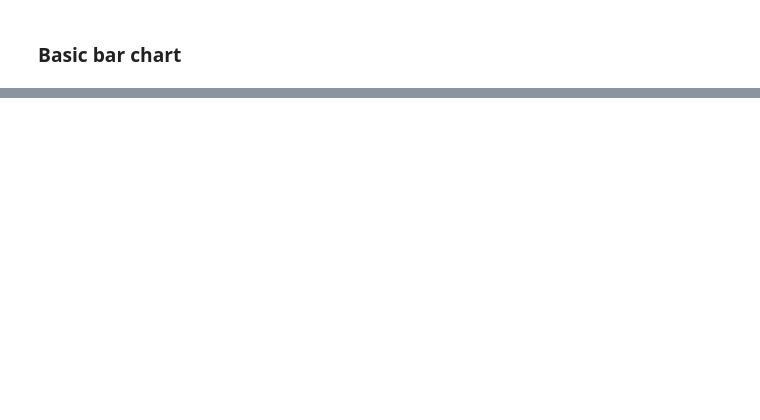
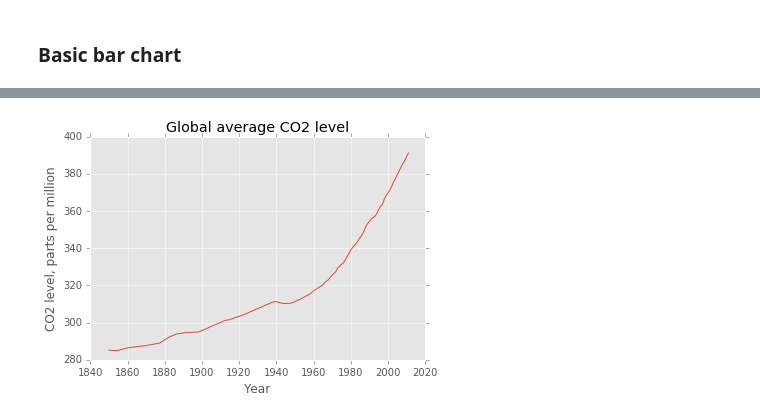
Before and after one commit to dannguyen/matplotlib-styling-tutorial, a Jupyter notebook: Mimicking ggplot2 styles.ipynb, the cells around one changed output, grey strips where cells are left out. Cells and saved outputs as stored; diff of their text form; code cells hidden in the pictures; blank space fills up the shorter version.

```diff
--- a/Mimicking ggplot2 styles.ipynb
+++ b/Mimicking ggplot2 styles.ipynb
@@ -92 +112,10 @@ ax.set_title('Global average CO2 level')
+# %%
+with plt.style.context('ggplot'):
+    fig, ax = plt.subplots()
+    ax.plot(gas_years, gas_vals)
+    ax.set_xlabel('Year')
+    ax.set_ylabel('CO2 level, parts per million')
+    ax.set_title('Global average CO2 level')
+# %% [output]
+[figure, added]
 # %%
```
Also changed, not shown: parts of 6 cells of this notebook.
